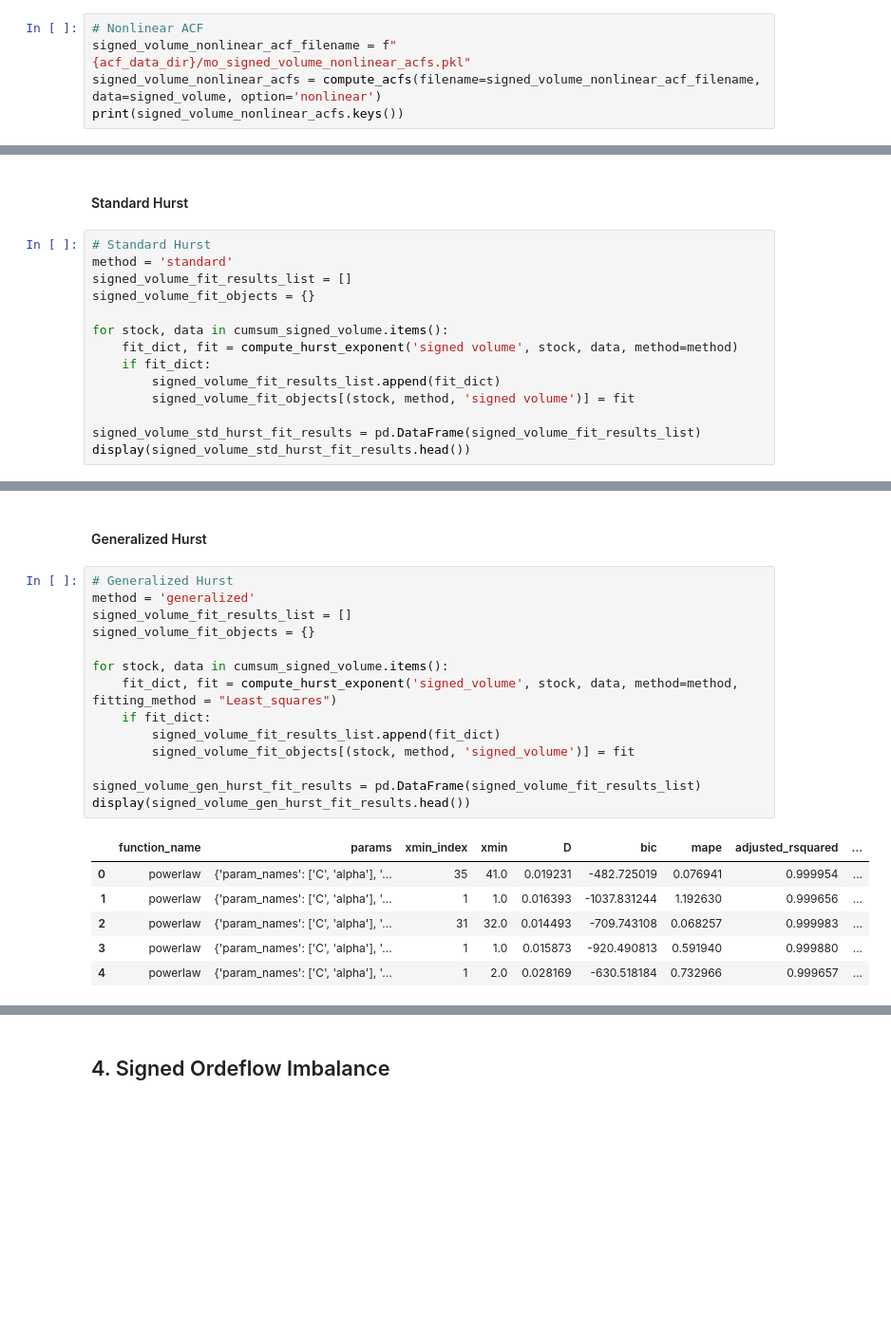
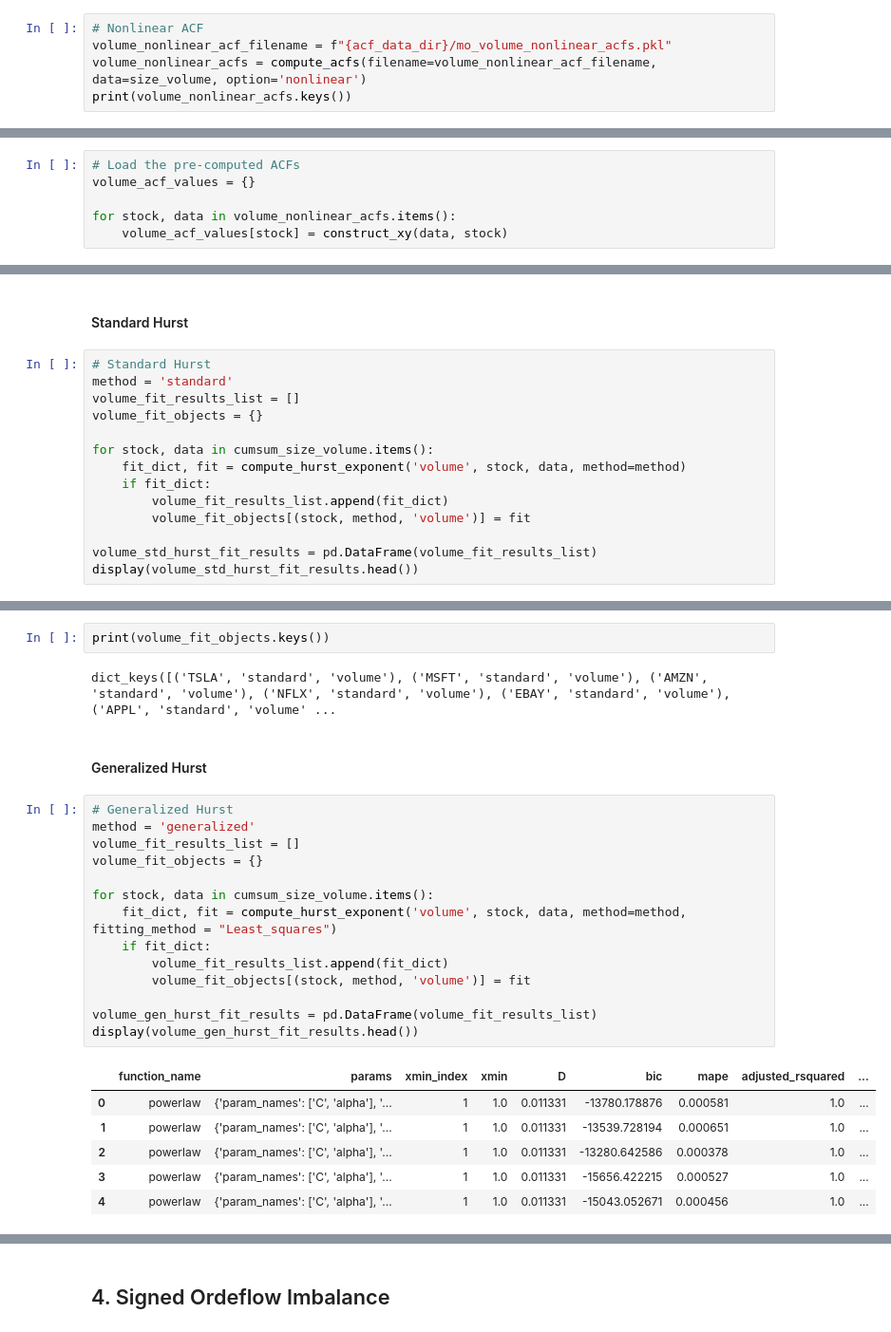
Before and after one commit to anabugaenko/liquidity, a Jupyter notebook: notebooks/MO/orderflow_long_memory.ipynb, the cells around one changed output, grey strips where cells are left out. Shown at 95% size. Saved outputs shown, nothing was run; the diff lists cells and outputs as text; blank space fills up the shorter version.

```diff
--- a/notebooks/MO/orderflow_long_memory.ipynb
+++ b/notebooks/MO/orderflow_long_memory.ipynb
@@ -558,5 +394,5 @@ dict_keys(['TSLA', 'MSFT', 'AMZN', 'NFLX', 'EBAY', 'APPL'])
 # %%
 # Nonlinear ACF
-signed_volume_nonlinear_acf_filename = f"{acf_data_dir}/mo_signed_volume_nonlinear_acfs.pkl"
-signed_volume_nonlinear_acfs = compute_acfs(filename=signed_volume_nonlinear_acf_filename, data=signed_volume, option='nonlinear')
-print(signed_volume_nonlinear_acfs.keys())
+volume_nonlinear_acf_filename = f"{acf_data_dir}/mo_volume_nonlinear_acfs.pkl"
+volume_nonlinear_acfs = compute_acfs(filename=volume_nonlinear_acf_filename, data=size_volume, option='nonlinear')
+print(volume_nonlinear_acfs.keys())
@@ -602 +404,7 @@ for stock, data in signed_volume_nonlinear_acfs.items():
+# %%
+# Load the pre-computed ACFs
+volume_acf_values = {}
+
+for stock, data in volume_nonlinear_acfs.items():
+    volume_acf_values[stock] = construct_xy(data, stock)
 # %%
@@ -661,16 +454,16 @@ plt.show()
 # %%
 # Standard Hurst
 method = 'standard'
-signed_volume_fit_results_list = []
-signed_volume_fit_objects = {}
+volume_fit_results_list = []
+volume_fit_objects = {}
 
-for stock, data in cumsum_signed_volume.items():
-    fit_dict, fit = compute_hurst_exponent('signed volume', stock, data, method=method)
+for stock, data in cumsum_size_volume.items():
+    fit_dict, fit = compute_hurst_exponent('volume', stock, data, method=method)
     if fit_dict:
-        signed_volume_fit_results_list.append(fit_dict)
-        signed_volume_fit_objects[(stock, method, 'signed volume')] = fit
+        volume_fit_results_list.append(fit_dict)
+        volume_fit_objects[(stock, method, 'volume')] = fit
 
-signed_volume_std_hurst_fit_results = pd.DataFrame(signed_volume_fit_results_list)
-display(signed_volume_std_hurst_fit_results.head())
+volume_std_hurst_fit_results = pd.DataFrame(volume_fit_results_list)
+display(volume_std_hurst_fit_results.head())
 # %% [output]
 |  | function_name | params | xmin_index | xmin | D | bic | mape | adjusted_rsquared | ... |
@@ -688,25 +481,29 @@ Average Standard Hurst: 0.5531050673018297
+# %%
+print(volume_fit_objects.keys())
+# %% [output]
+dict_keys([('TSLA', 'standard', 'volume'), ('MSFT', 'standard', 'volume'), ('AMZN', 'standard', 'volume'), ('NFLX', 'standard', 'volume'), ('EBAY', 'standard', 'volume'), ('APPL', 'standard', 'volume' ...
 # %% [markdown]
 #### Generalized Hurst
 # %%
 # Generalized Hurst
 method = 'generalized'
-signed_volume_fit_results_list = []
-signed_volume_fit_objects = {}
+volume_fit_results_list = []
+volume_fit_objects = {}
 
-for stock, data in cumsum_signed_volume.items():
-    fit_dict, fit = compute_hurst_exponent('signed_volume', stock, data, method=method, fitting_method = "Least_squares")
+for stock, data in cumsum_size_volume.items():
+    fit_dict, fit = compute_hurst_exponent('volume', stock, data, method=method, fitting_method = "Least_squares")
     if fit_dict:
-        signed_volume_fit_results_list.append(fit_dict)
-        signed_volume_fit_objects[(stock, method, 'signed_volume')] = fit
+        volume_fit_results_list.append(fit_dict)
+        volume_fit_objects[(stock, method, 'volume')] = fit
 
-signed_volume_gen_hurst_fit_results = pd.DataFrame(signed_volume_fit_results_list)
-display(signed_volume_gen_hurst_fit_results.head())
+volume_gen_hurst_fit_results = pd.DataFrame(volume_fit_results_list)
+display(volume_gen_hurst_fit_results.head())
 # %% [output]
 |  | function_name | params | xmin_index | xmin | D | bic | mape | adjusted_rsquared | ... |
-| 0 | powerlaw | {'param_names': ['C', 'alpha'], '... | 35 | 41.0 | 0.019231 | -482.725019 | 0.076941 | 0.999954 | ... |
-| 1 | powerlaw | {'param_names': ['C', 'alpha'], '... | 1 | 1.0 | 0.016393 | -1037.831244 | 1.192630 | 0.999656 | ... |
-| 2 | powerlaw | {'param_names': ['C', 'alpha'], '... | 31 | 32.0 | 0.014493 | -709.743108 | 0.068257 | 0.999983 | ... |
-| 3 | powerlaw | {'param_names': ['C', 'alpha'], '... | 1 | 1.0 | 0.015873 | -920.490813 | 0.591940 | 0.999880 | ... |
-| 4 | powerlaw | {'param_names': ['C', 'alpha'], '... | 1 | 2.0 | 0.028169 | -630.518184 | 0.732966 | 0.999657 | ... |
+| 0 | powerlaw | {'param_names': ['C', 'alpha'], '... | 1 | 1.0 | 0.011331 | -13780.178876 | 0.000581 | 1.0 | ... |
+| 1 | powerlaw | {'param_names': ['C', 'alpha'], '... | 1 | 1.0 | 0.011331 | -13539.728194 | 0.000651 | 1.0 | ... |
+| 2 | powerlaw | {'param_names': ['C', 'alpha'], '... | 1 | 1.0 | 0.011331 | -13280.642586 | 0.000378 | 1.0 | ... |
+| 3 | powerlaw | {'param_names': ['C', 'alpha'], '... | 1 | 1.0 | 0.011331 | -15656.422215 | 0.000527 | 1.0 | ... |
+| 4 | powerlaw | {'param_names': ['C', 'alpha'], '... | 1 | 1.0 | 0.011331 | -15043.052671 | 0.000456 | 1.0 | ... |
 # %%
 # Generalized Hurst statistic across stocks
```
Also changed, not shown: parts of 84 cells of this notebook, 6 other files.
